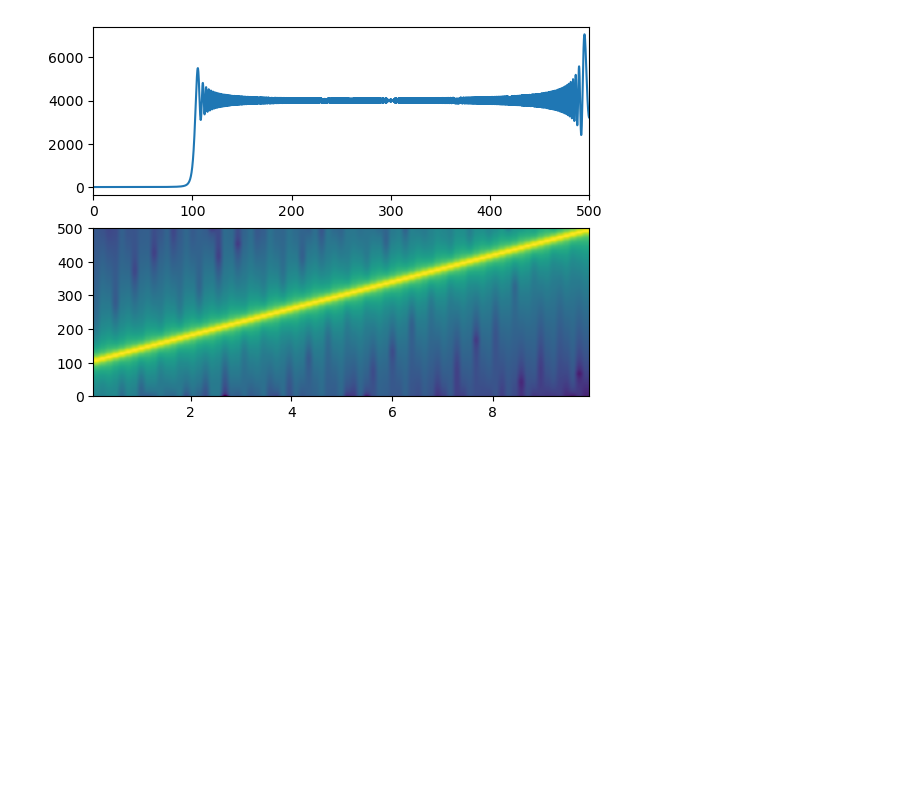
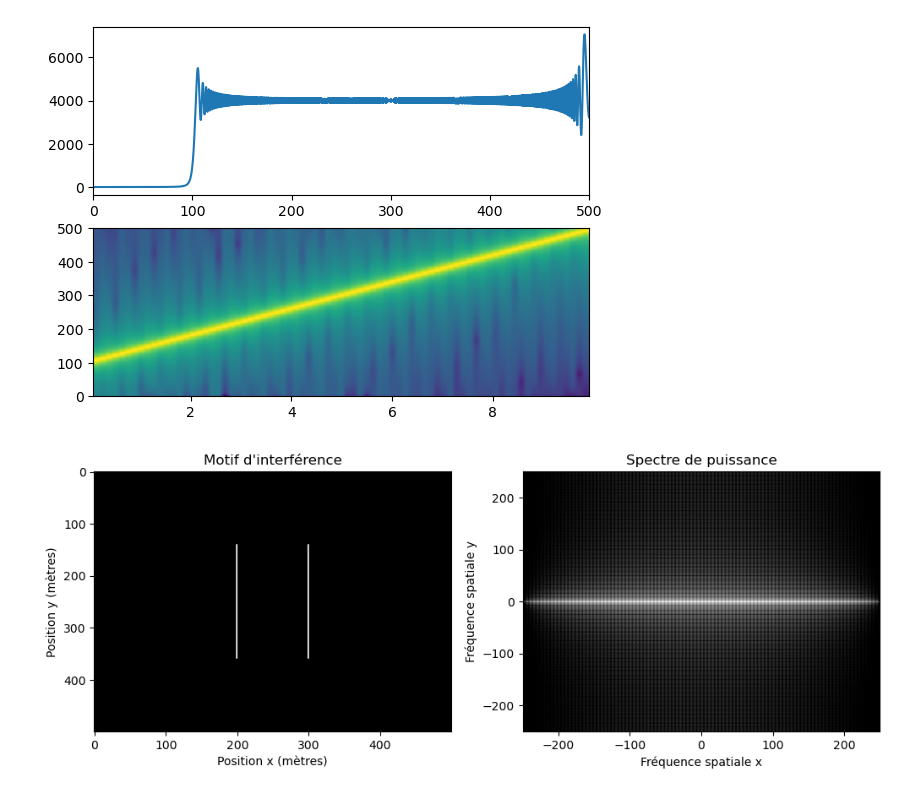
Before and after one commit to DeVerMyst/DEVIA2023, a Jupyter notebook: L_AUDIO/demo_chirp.ipynb, the cells around one changed output. Drawn from its saved outputs; the diff is of its cells as text; code cells hidden in the pictures; blank space fills up the shorter version.

```diff
--- a/L_AUDIO/demo_chirp.ipynb
+++ b/L_AUDIO/demo_chirp.ipynb
@@ -62,3 +62,59 @@ plt.specgram(chirp_signal,Fs=sampling_rate)
         9.344, 9.472, 9.6  , 9.728, 9.856]),
  <matplotlib.image.AxesImage at 0x...>)
 [figure]
+# %%
+import numpy as np
+import matplotlib.pyplot as plt
+from numpy.fft import fft2, fftshift
+
+# Définir les coordonnées spatiales
+x_min, x_max = -0.02, 0.02  # Plage en x
+y_min, y_max = -0.02, 0.02  # Plage en y
+
+# Nombre de points dans chaque direction
+num_points = 500
+
+# Créer le meshgrid
+x = np.linspace(x_min, x_max, num_points)
+y = np.linspace(y_min, y_max, num_points)
+X, Y = np.meshgrid(x, y)
+
+
+num_points2 = num_points//2
+Masque = np.zeros((num_points, num_points))
+dec = 50
+L = 100
+l = 1
+Masque[num_points2-10-L:num_points2+10+L ,num_points2-l-dec:num_points2+l-dec] = 1
+Masque[num_points2-10-L:num_points2+10+L ,num_points2-l+dec:num_points2+l+dec] = 1
+
+# Masque = np.sqrt(X**2+Y**2)
+# Masque = Masque < 0.001
+
+# Effectuer la transformée de Fourier 2D
+fft_result = fft2(Masque)
+
+# Centrer le résultat de la transformée de Fourier
+fft_result_shifted = fftshift(fft_result)
+
+# Calculer la densité spectrale de puissance (DSP)
+power_spectrum = np.abs(fft_result_shifted)**2
+
+# Afficher le motif d'interférence et son spectre de puissance
+fig, axes = plt.subplots(1, 2, figsize=(12, 4))
+
+# Afficher le motif d'interférence
+axes[0].imshow(Masque, cmap='gray', aspect='auto')
+axes[0].set_title('Motif d\'interférence')
+axes[0].set_xlabel('Position x (mètres)')
+axes[0].set_ylabel('Position y (mètres)')
+
+# Afficher le spectre de puissance
+axes[1].imshow(np.log(power_spectrum + 1), cmap='gray', extent=[-num_points/2, num_points/2, -num_points/2, num_points/2], aspect='auto')
+axes[1].set_title('Spectre de puissance')
+axes[1].set_xlabel('Fréquence spatiale x')
+axes[1].set_ylabel('Fréquence spatiale y')
+
+plt.show()
+# %% [output]
+[figure, added]
```
Also changed, not shown: 3 other files.
